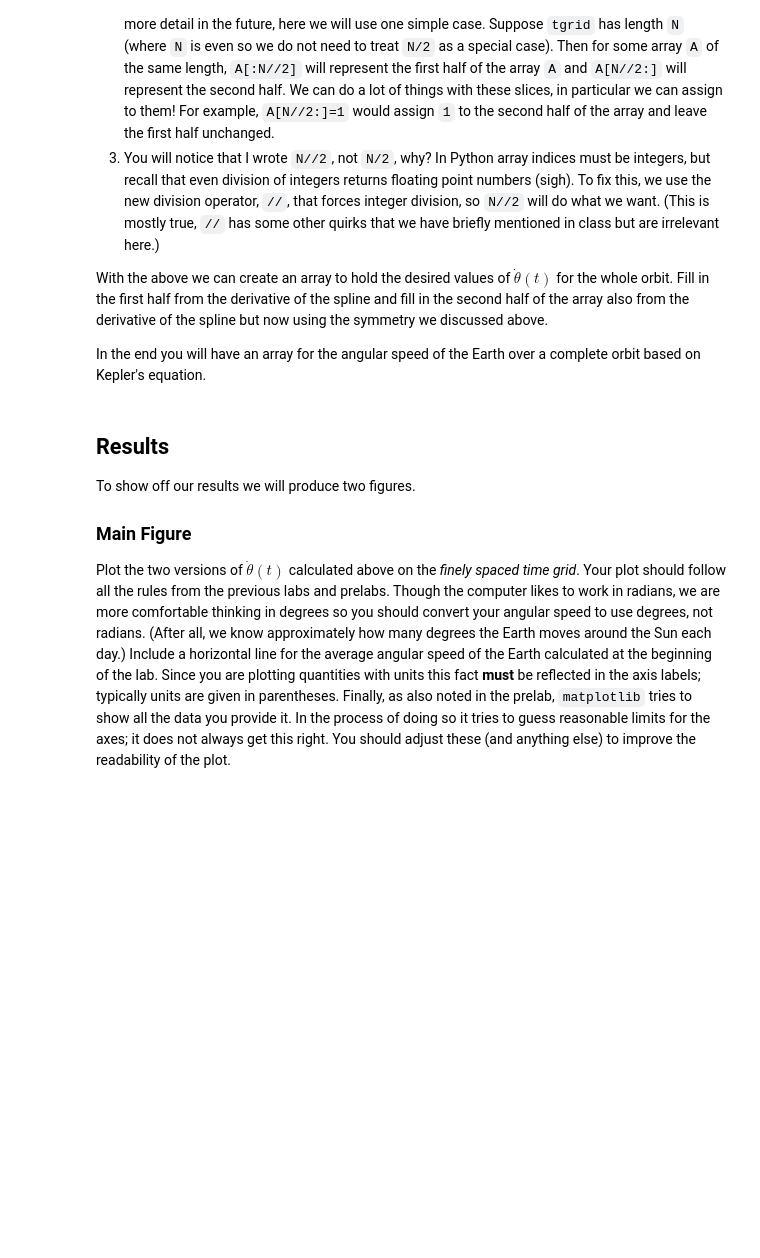
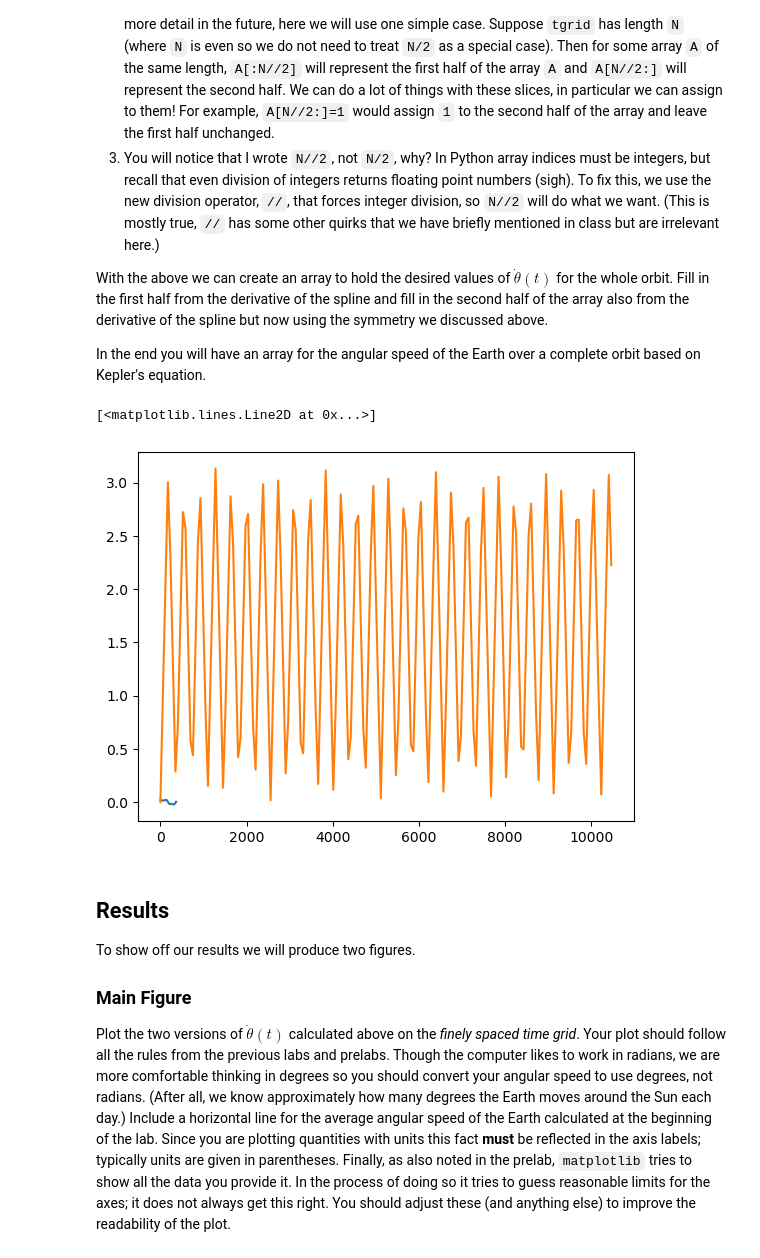
Before and after one commit to SerenaLynas/p250-spring-2026, a Jupyter notebook: labs/Lab02.ipynb, the cells around one changed output. Drawn from its saved outputs; the diff is of its cells as text; code cells hidden in the pictures; blank space fills up the shorter version.

```diff
--- a/labs/Lab02.ipynb
+++ b/labs/Lab02.ipynb
@@ -86,3 +84,7 @@ raise NotImplementedError()
+# %%
+e = 0.01671123
+tau = 365.25636
+omega = 1/tau * 2 * np.pi
 # %% [markdown]
 ## $t(\theta)$ Analysis
 
@@ -127,3 +131,9 @@ raise NotImplementedError()
+# %%
+angles = np.linspace(0, 360, 361)
+theta_spline = interp.make_interp_spline(t_theta_func(np.deg2rad(angles), e, tau), np.deg2rad(angles))
+
+ts = np.linspace(0, tau, 5000)
+angular_speeds = theta_spline(ts, 1)
 # %% [markdown]
 ## Kepler's Equation
 
@@ -142,3 +148,9 @@ raise NotImplementedError()
+# %%
+def kepler_t(psi, e, period):
+    return (psi - e * np.sin(psi)) * (period / (2 * np.pi))
+
+psis = np.linspace(0, 180, 181)
+kepler_ts = kepler_t(psis, e, tau)
 # %% [markdown]
 As above, here are tests you can use to verify your code.
 # %%
@@ -164,3 +172,11 @@ raise NotImplementedError()
+# %%
+def theta_psi(psi, e):
+    return np.arccos(
+        (np.cos(psi) - e)/
+        (1 - e*np.cos(psi))
+    )
+
+theta_psis = theta_psi(psis, e)
 # %% [markdown]
 Yet again, some tests.
 # %%
@@ -206,3 +219,13 @@ raise NotImplementedError()
+# %%
+kepler_theta_spline = interp.make_interp_spline(kepler_t(psis, e, tau), theta_psis)
+kepler_angular_speeds = np.zeros_like(ts)
+kepler_angular_speeds[:len(ts)//2] = kepler_theta_spline(ts[:len(ts)//2], 1)
+kepler_angular_speeds[len(ts)//2:] = kepler_theta_spline(ts[len(ts)//2:] - tau, 1)
+plt.plot(ts, kepler_theta_spline(ts, 1))
+plt.plot(kepler_t(psis, e, tau), theta_psis)
+# %% [output]
+[<matplotlib.lines.Line2D at 0x...>]
+[figure, added]
 # %% [markdown]
 ## Results
 
```
Also changed, not shown: parts of 12 cells of this notebook.
